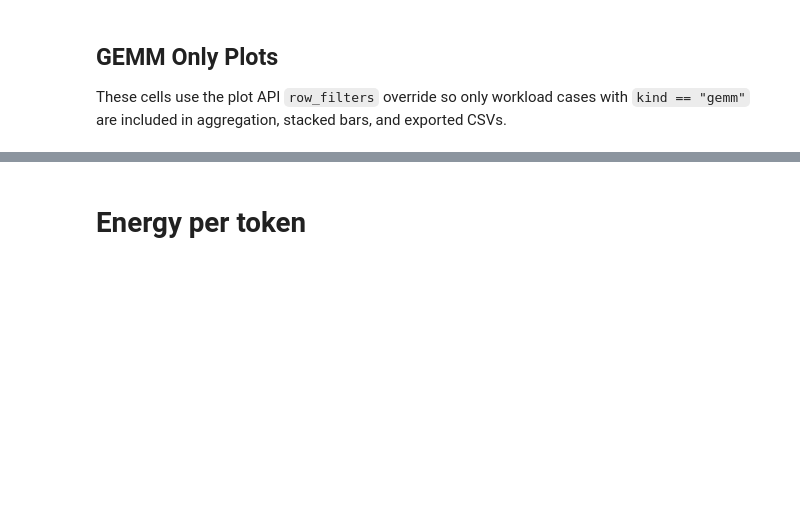
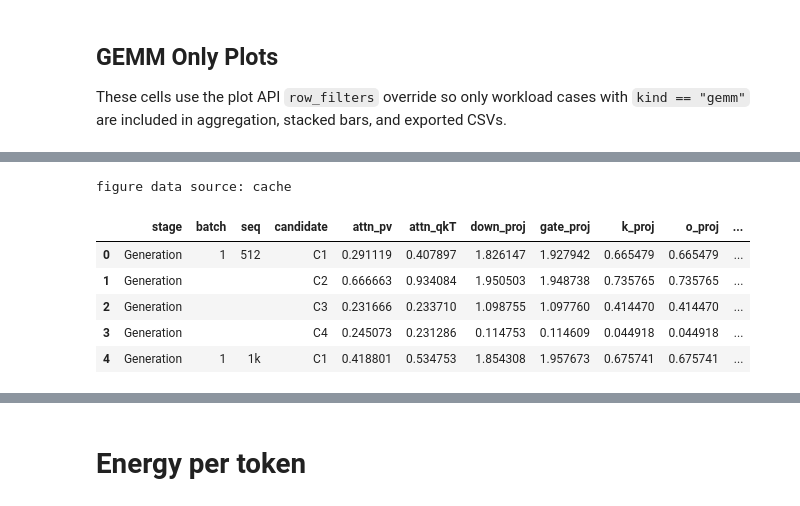
Before and after one commit to jang1664/vortex, a Jupyter notebook: analysis_workspace/latency_on_hw/plot.ipynb, the cells around one changed output, grey strips where cells are left out. Drawn from its saved outputs; the diff is of its cells as text; code cells hidden in the pictures; blank space fills up the shorter version.

```diff
--- a/analysis_workspace/latency_on_hw/plot.ipynb
+++ b/analysis_workspace/latency_on_hw/plot.ipynb
@@ -88,6 +96,16 @@ SUITE_FILE_ORDER = [
 def suite_paths(tag: str) -> list[Path]:
     return [LATENCY_DIR / "suites" / tag / filename for filename in SUITE_FILE_ORDER]
 
+
+# Cache controls. The expensive compose/estimate step writes excel_figure_data.csv.
+# Style-only redraws reuse the cached CSV unless FORCE_REBUILD_FIGURE_DATA is True.
+FIGURE_OUTPUT_ROOT = LATENCY_DIR / "outputs_main" / "figures_notebook"
+FIGURE_DATA_CSV_NAME = "excel_figure_data.csv"
+USE_FIGURE_DATA_CACHE = True
+FORCE_REBUILD_FIGURE_DATA = False
+DRAW_FIGURES = True
+SAVE_FIGURES = True
+DISPLAY_FIGURES = True
 
 # Measurement and axis controls.
 METRIC = "p50_us"
@@ -141,6 +159,15 @@ AXIS_LABEL_MAP = {
 }
 LABEL_MAPS = {
     "stage": {"prefill": "Prefill", "generation": "Generation"},
+    "seq_len": {
+        512: "512",
+        1024: "1k",
+        2048: "2k",
+        4096: "4k",
+        8192: "8k",
+        16384: "16k",
+        32768: "32k",
+    },
     "variant": {
         "all_fpint_gemm_improve_alone_layout_spinquant": "C4-alone",
         "all_fpint_gemm_improve_fused_layout_spinquant": "C4-fused",
@@ -165,11 +192,11 @@ SUBPLOT_TITLE_TEMPLATE = "{row_axis_label}={row_value_label}, {col_axis_label}={
 X_LABEL = "sequence length"
 Y_LABEL = None
 LEGEND_TITLE = None
-LEGEND_POSITION = "right"  # right, bottom, top, or none
+LEGEND_POSITION = "right"  # right, bottom, top, title_right, or none
 LEGEND_NCOL = None
 STACK_LEGEND_SCOPE = "hue"  # hue or global
 
-# Style controls. Change these and rerun a plot section to iterate quickly.
+# Global style defaults. Plot-specific knobs below can override these.
 BAR_PALETTE = (
     "#08306B",
     "#08519C",
@@ -197,6 +224,13 @@ GEMM_ONLY_STACK_PALETTE = (
 HUE_STACK_CMAPS = ("Blues", "Blues", "Blues", "Blues", "Blues")
 STACK_CMAP_MIN = 0.02
 STACK_CMAP_MAX = 0.98
+TITLE_FONTSIZE = 8.0
+SUBPLOT_TITLE_FONTSIZE = 7.2
+AXIS_LABEL_FONTSIZE = 6.6
+TICK_LABEL_FONTSIZE = 6.2
+LEGEND_FONTSIZE = 5.4
+LEGEND_TITLE_FONTSIZE = 5.6
+
 BAR_EDGECOLOR = "white"  # Use "none" for no borders, or "#333333" for stronger separation.
 BAR_LINEWIDTH = 0.25
 BAR_ALPHA = 1.0
@@ -436,0 +1196,22 @@ wrote /home/jaeyongjang/project.local/vortex/analysis_workspace/latency_on_hw/ou
+# %%
+# Build/load the GEMM-only figure CSV.
+main_all_gemm_only_result = load_or_export_suite_figure_data(
+    out_name="main_all_gemm_only",
+    figure_title="GEMM Latency (ISO-area)",
+    row_filters=GEMM_ONLY_FILTERS,
+    stacked=True,
+    include_c4_alone=False,
+    stack_legend_scope="global",
+    palette=GEMM_ONLY_STACK_PALETTE,
+    legend_position="title_right",
+)
+print(f"figure data source: {main_all_gemm_only_result.cache_status}")
+main_all_gemm_only_result.figure_data.head()
+# %% [output]
+figure data source: cache
+|  | stage | batch | seq | candidate | attn_pv | attn_qkT | down_proj | gate_proj | k_proj | o_proj | ... |
+| 0 | Generation | 1 | 512 | C1 | 0.291119 | 0.407897 | 1.826147 | 1.927942 | 0.665479 | 0.665479 | ... |
+| 1 | Generation |  |  | C2 | 0.666663 | 0.934084 | 1.950503 | 1.948738 | 0.735765 | 0.735765 | ... |
+| 2 | Generation |  |  | C3 | 0.231666 | 0.233710 | 1.098755 | 1.097760 | 0.414470 | 0.414470 | ... |
+| 3 | Generation |  |  | C4 | 0.245073 | 0.231286 | 0.114753 | 0.114609 | 0.044918 | 0.044918 | ... |
+| 4 | Generation | 1 | 1k | C1 | 0.418801 | 0.534753 | 1.854308 | 1.957673 | 0.675741 | 0.675741 | ... |
```
Also changed, not shown: parts of 20 cells of this notebook, 27 other files.
